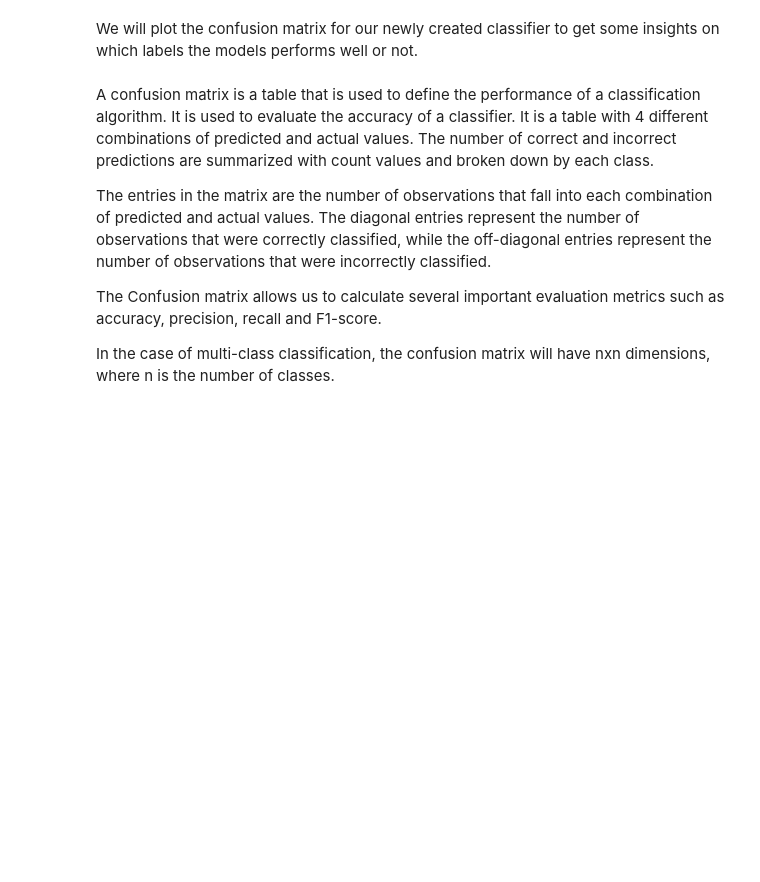
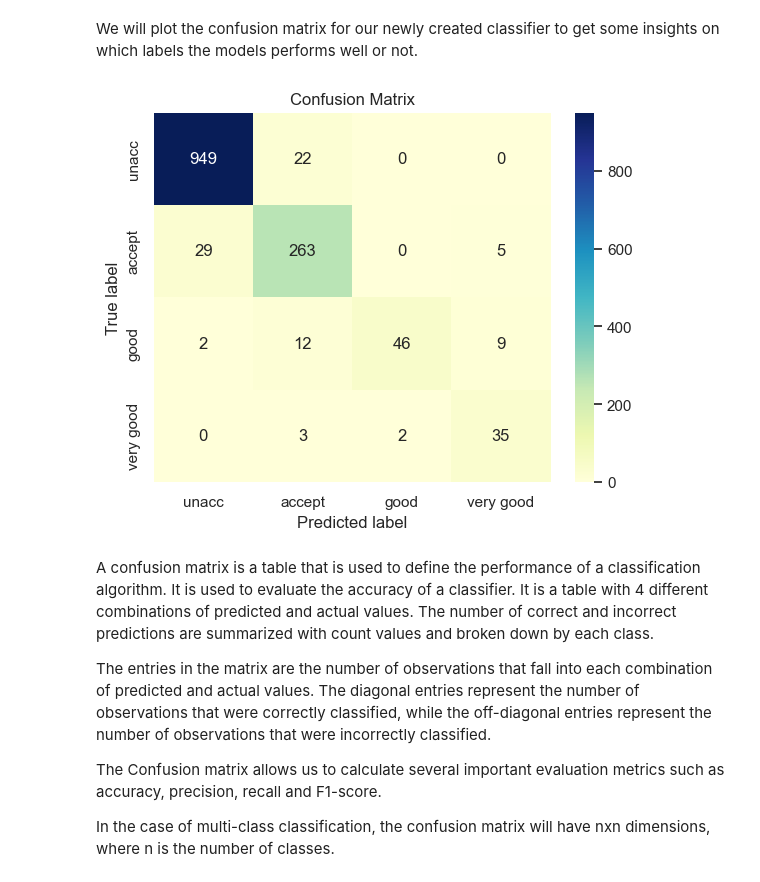
Before and after one commit to Olofasenius/ml-1dl034-public-assignments, a Jupyter notebook: Assignments/Practical/PracticalNotebook4.ipynb, the cells around one changed output. Cells and saved outputs as stored; diff of their text form; code cells hidden in the pictures; blank space fills up the shorter version.

```diff
--- a/Assignments/Practical/PracticalNotebook4.ipynb
+++ b/Assignments/Practical/PracticalNotebook4.ipynb
@@ -352,6 +359,14 @@ Generally the more data it has to train on, the better it performs and the more
 We will use the Random Forest classifier you trained here to showcase how one can view the feature importance when clearing a classifier. We will also use it to showcase how we can remove certain features, build a new classifier and potentially get even better accuracy by removing certain features. This is especially true when you have a lot of features or few data samples available for training!
 # %%
 # YOUR CODE HERE
+from sklearn.ensemble import RandomForestClassifier
+
+x_train, x_test, Y_train, Y_test = train_test_split(x,Y, test_size=0.8, random_state=42)
+
+rndf_clf = RandomForestClassifier(random_state=42)
+
+b = rndf_clf.fit(x_train, Y_train)
+acc = rndf_clf.score(x_test, Y_test)
 
 assert 0.9 <= acc <= 0.96, "The train/test split should be (20/80)"
 print(f"The model accuracy is: {c.BOLD}{acc:.2f}{c.END}")
@@ -384,11 +413,11 @@ From this we can conclude that both the feature `doors` and `lug_boot` does not
 
 We therefore try to create a new classifier with a dataset where we have removed one of those features, we can start by removing the `doors` feature, but feel free to remove the other feature or even both of them and see what happens to the performance.
 # %%
-X_train_new = X_train.drop(['doors'], axis=1)
-X_test_new = X_test.drop(['doors'], axis=1)
+X_train_new = x_train.drop(['doors'], axis=1)
+X_test_new = x_test.drop(['doors'], axis=1)
 
 
-clf.fit(X_train_new, y_train)
-pred = clf.predict(X_test_new)
-acc = accuracy_score(y_test, pred)
+rndf_clf.fit(X_train_new, Y_train)
+pred = rndf_clf.predict(X_test_new)
+acc = rndf_clf.score(X_test_new, Y_test)
 print(f"The accuracy after dropping one of the feature is now: {c.BOLD}{acc:.2f}{c.END}")
@@ -399,20 +431,22 @@ We will plot the confusion matrix for our newly created classifier to get some i
 # %%
 # Import the necessary packages
 from matplotlib import pyplot as plt
 from sklearn.metrics import confusion_matrix
 import seaborn as sns
 
 car_condition = ['unacc', 'accept', 'good', 'very good'] # Labels of the target variable
 
-conf_matrix = confusion_matrix(pred, y_test); # Set to None to show the actual numbers
+conf_matrix = confusion_matrix(pred, Y_test); # Set to None to show the actual numbers
 
 # Display an aesthetic confusion matrix with colours:
 sns.set(font_scale = 1)
 sns.heatmap(conf_matrix, annot = True, cmap="YlGnBu", fmt = 'd', xticklabels = car_condition, yticklabels = car_condition)
 plt.xlabel('Predicted label')
 plt.ylabel('True label')
 plt.title('Confusion Matrix')
 plt.show()
+# %% [output]
+[figure, added]
 # %% [markdown]
 A confusion matrix is a table that is used to define the performance of a classification algorithm. It is used to evaluate the accuracy of a classifier. It is a table with 4 different combinations of predicted and actual values. The number of correct and incorrect predictions are summarized with count values and broken down by each class.
 
```
Also changed, not shown: parts of 7 cells of this notebook, 4 other files.
